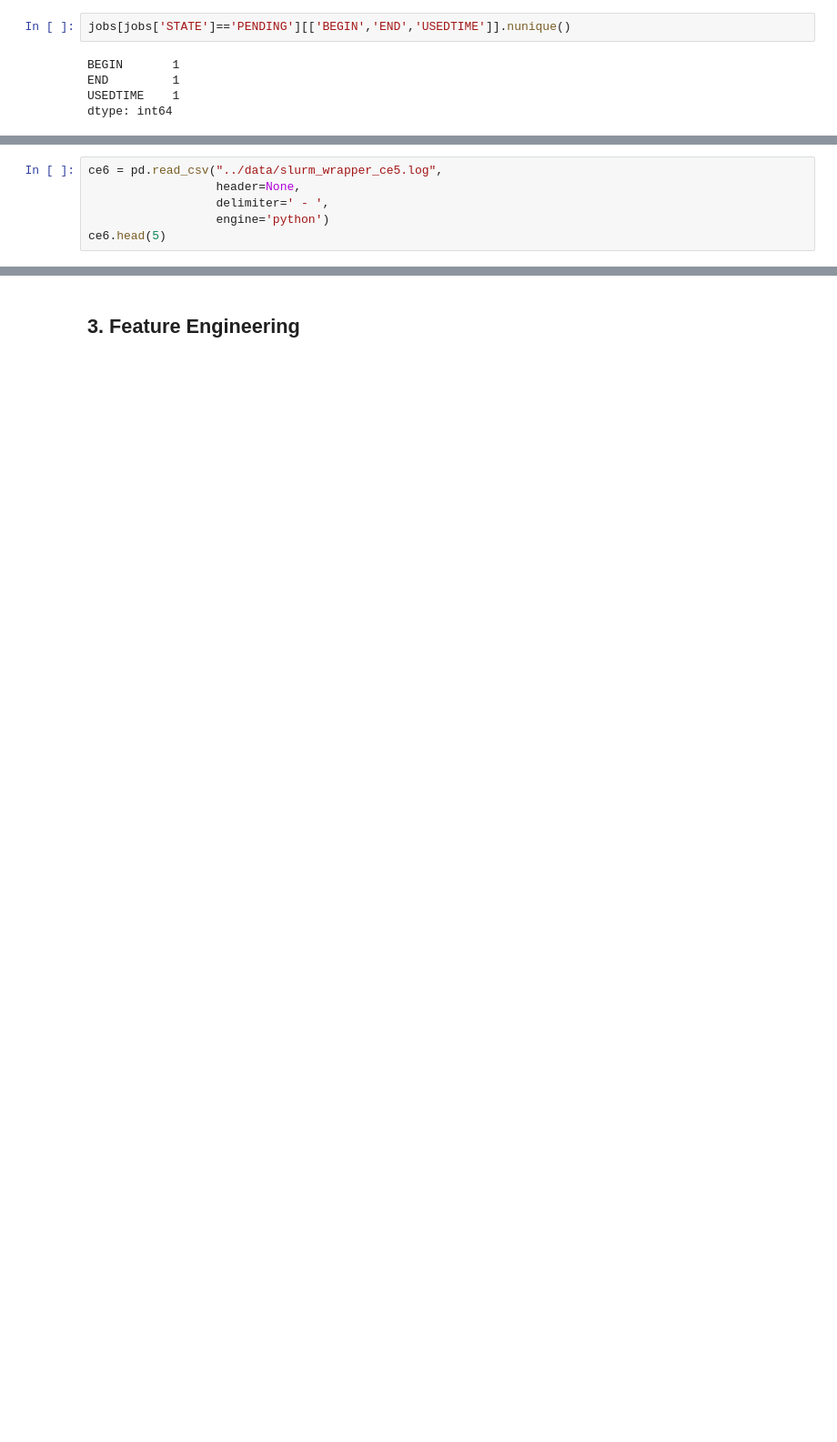
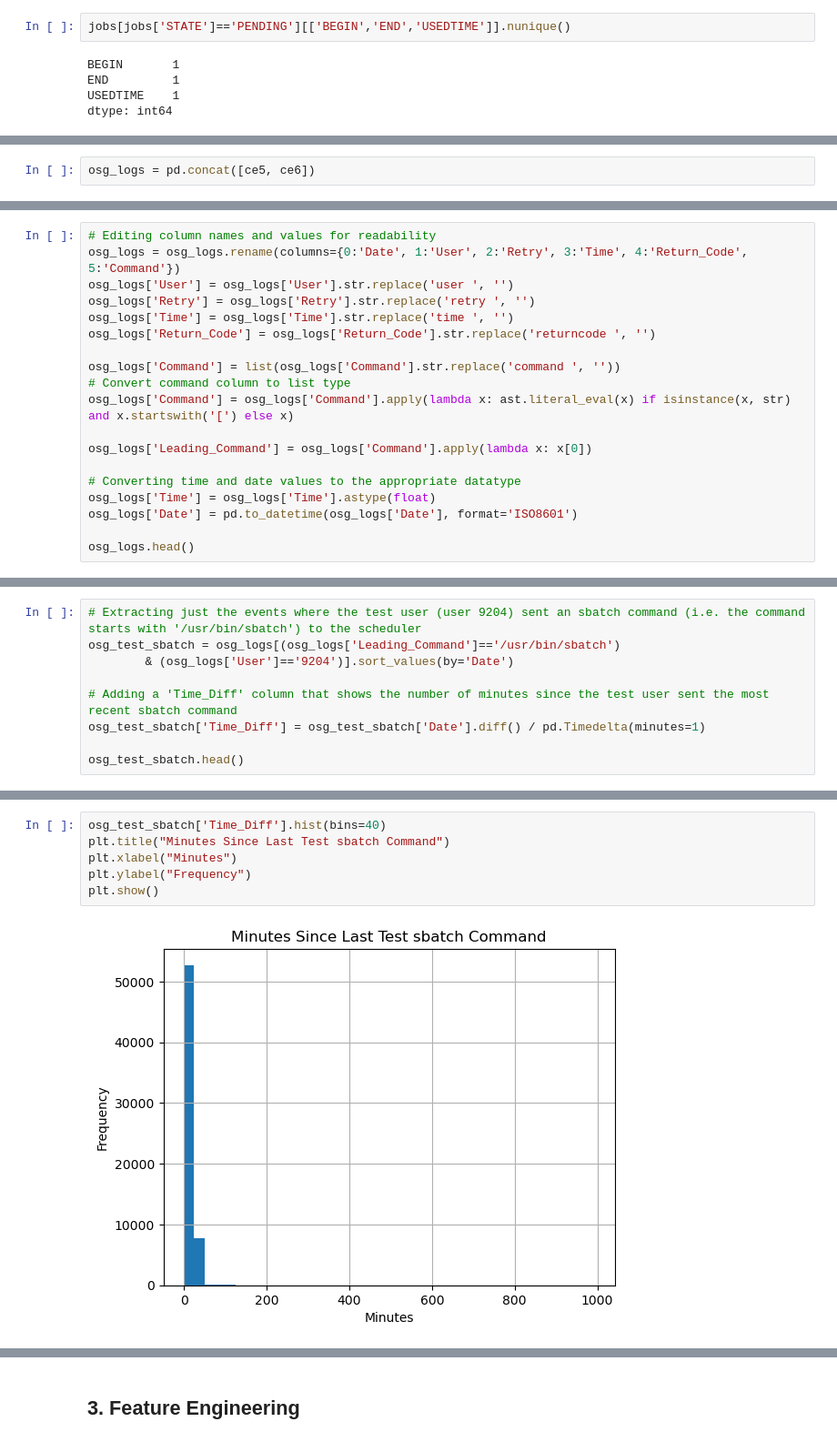
Before and after one commit to nss-data-science-cohort-9/accre-aezell314, a Jupyter notebook: notebooks/ACCRE Scheduling Investigation.ipynb, the cells around one changed output, grey strips where cells are left out. Shown: that part at 91% size. Saved outputs shown, nothing was run; the diff lists cells and outputs as text; blank space fills up the shorter version.

Commit message:
feature engineering

```diff
--- a/notebooks/ACCRE Scheduling Investigation.ipynb
+++ b/notebooks/ACCRE Scheduling Investigation.ipynb
@@ -238,6 +287,2 @@ ce5.head(5)
 # %%
-ce6 = pd.read_csv("../data/slurm_wrapper_ce5.log",
-                  header=None,
-                  delimiter=' - ',
-                  engine='python')
-ce6.head(5)
+osg_logs = pd.concat([ce5, ce6])
@@ -250,0 +293,19 @@ ce6.head(5)
+# %%
+# Editing column names and values for readability
+osg_logs = osg_logs.rename(columns={0:'Date', 1:'User', 2:'Retry', 3:'Time', 4:'Return_Code', 5:'Command'})
+osg_logs['User'] = osg_logs['User'].str.replace('user ', '')
+osg_logs['Retry'] = osg_logs['Retry'].str.replace('retry ', '')
+osg_logs['Time'] = osg_logs['Time'].str.replace('time ', '')
+osg_logs['Return_Code'] = osg_logs['Return_Code'].str.replace('returncode ', '')
+
+osg_logs['Command'] = list(osg_logs['Command'].str.replace('command ', ''))
+# Convert command column to list type
+osg_logs['Command'] = osg_logs['Command'].apply(lambda x: ast.literal_eval(x) if isinstance(x, str) and x.startswith('[') else x)
+
+osg_logs['Leading_Command'] = osg_logs['Command'].apply(lambda x: x[0])
+
+# Converting time and date values to the appropriate datatype
+osg_logs['Time'] = osg_logs['Time'].astype(float)
+osg_logs['Date'] = pd.to_datetime(osg_logs['Date'], format='ISO8601')
+
+osg_logs.head()
@@ -250,0 +382,9 @@ ce6.head(5)
+# %%
+# Extracting just the events where the test user (user 9204) sent an sbatch command (i.e. the command starts with '/usr/bin/sbatch') to the scheduler
+osg_test_sbatch = osg_logs[(osg_logs['Leading_Command']=='/usr/bin/sbatch')
+        & (osg_logs['User']=='9204')].sort_values(by='Date')
+
+# Adding a 'Time_Diff' column that shows the number of minutes since the test user sent the most recent sbatch command
+osg_test_sbatch['Time_Diff'] = osg_test_sbatch['Date'].diff() / pd.Timedelta(minutes=1)
+
+osg_test_sbatch.head()
@@ -250,0 +398,8 @@ ce6.head(5)
+# %%
+osg_test_sbatch['Time_Diff'].hist(bins=40)
+plt.title("Minutes Since Last Test sbatch Command")
+plt.xlabel("Minutes")
+plt.ylabel("Frequency")
+plt.show()
+# %% [output]
+[figure, added]
```
Also changed, not shown: parts of 100 cells of this notebook.
